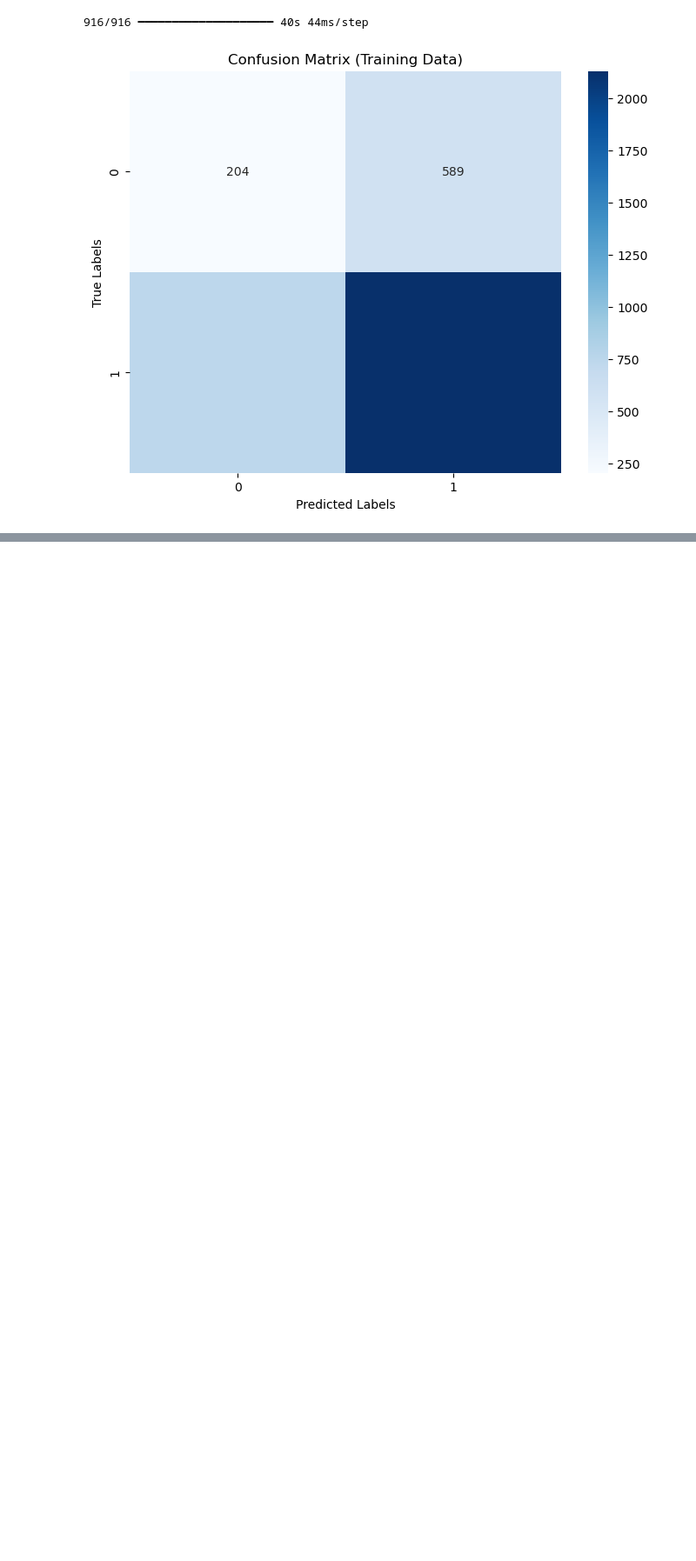
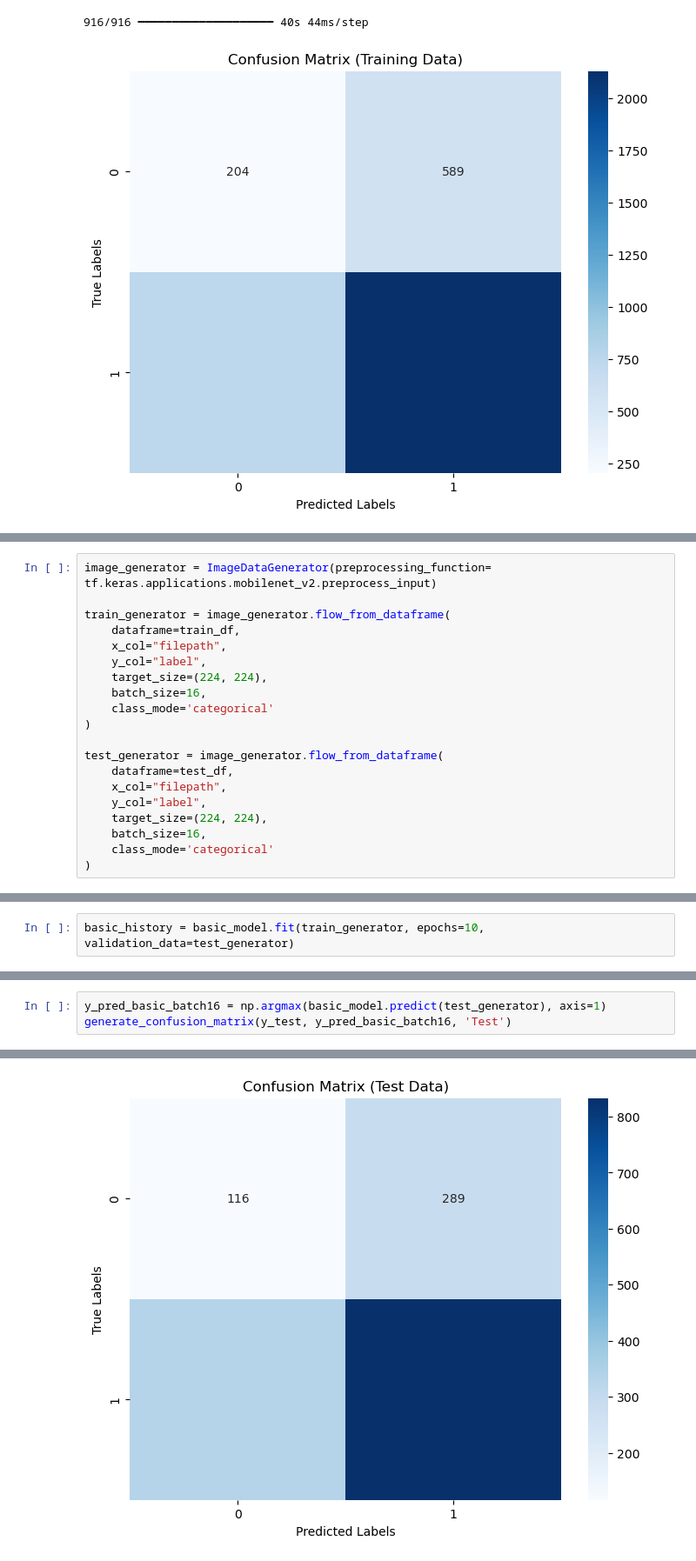
Before and after one commit to Iwaniukooo11/deep-learning_x-ray-images-pneumonia, a Jupyter notebook: model/deep_learning/main.ipynb, the cells around one changed output, grey strips where cells are left out. Shown at 87% size. Cells and saved outputs as stored; diff of their text form; blank space fills up the shorter version.

Commit message:
batch size 16

```diff
--- a/model/deep_learning/main.ipynb
+++ b/model/deep_learning/main.ipynb
@@ -412,0 +415,20 @@ generate_confusion_matrix(np.argmax(bn_model.predict(train_generator) , axis = 1
+# %%
+image_generator = ImageDataGenerator(preprocessing_function= tf.keras.applications.mobilenet_v2.preprocess_input)
+
+train_generator = image_generator.flow_from_dataframe(
+    dataframe=train_df,
+    x_col="filepath",
+    y_col="label",
+    target_size=(224, 224),
+    batch_size=16,
+    class_mode='categorical'
+)
+
+test_generator = image_generator.flow_from_dataframe(
+    dataframe=test_df,
+    x_col="filepath",
+    y_col="label",
+    target_size=(224, 224),
+    batch_size=16,
+    class_mode='categorical'
+)
@@ -412,0 +438,2 @@ generate_confusion_matrix(np.argmax(bn_model.predict(train_generator) , axis = 1
+# %%
+basic_history = basic_model.fit(train_generator, epochs=10, validation_data=test_generator)
@@ -412,0 +461,4 @@ generate_confusion_matrix(np.argmax(bn_model.predict(train_generator) , axis = 1
+# %%
+y_pred_basic_batch16 = np.argmax(basic_model.predict(test_generator), axis=1)
+generate_confusion_matrix(y_test, y_pred_basic_batch16, 'Test')
+# %% [output]
@@ -412,0 +466 @@ generate_confusion_matrix(np.argmax(bn_model.predict(train_generator) , axis = 1
+[figure, added]
```
Also changed, not shown: parts of 5 cells of this notebook.
